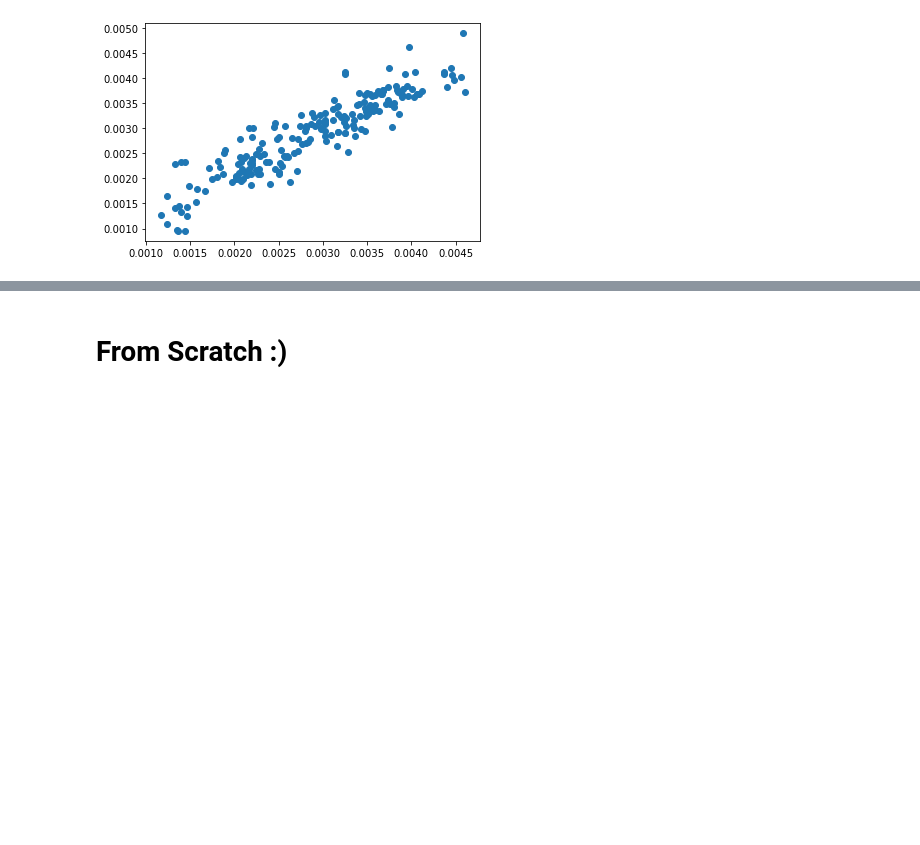
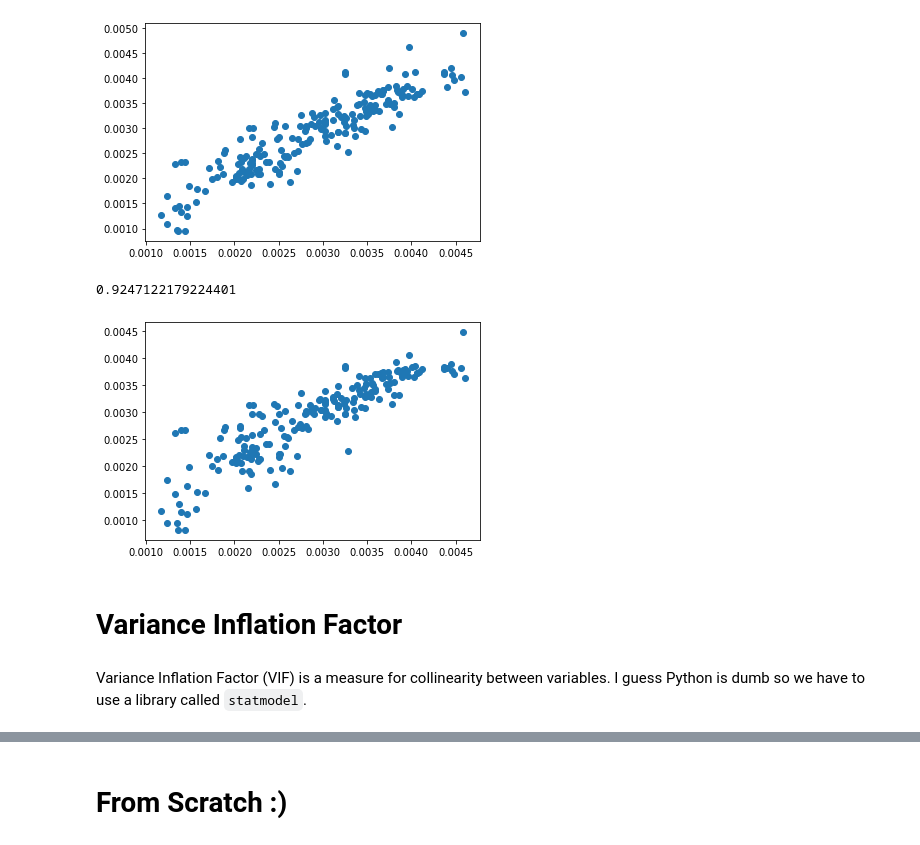
Before and after one commit to zaineblb/outliers-cars, a Jupyter notebook: car_prices.ipynb, the cells around one changed output, grey strips where cells are left out. Cells and saved outputs as stored; diff of their text form; code cells hidden in the pictures; blank space fills up the shorter version.

```diff
--- a/car_prices.ipynb
+++ b/car_prices.ipynb
@@ -135,8 +135,9 @@ x = df.drop(["bc_price", "fuelsystem", "cylindernumber", "enginetype", "enginelo
              "carbody", "doornumber", "aspiration", "fueltype", "CarName", "car_ID", "symboling"], axis = 1)
 y = df.filter(["bc_price"])
 # %%
+LR = LinearRegression()
 fit_1 = LR.fit(x, y)
-predict = fit.predict(x)
+predict = fit_1.predict(x)
 # plt.scatter(x["curbweight"], predict)
 plt.scatter(y, predict)
 R2 = r2_score(y,predict)
@@ -164,4 +164,19 @@ a_r2
 # %% [output]
 0.9239555567960324
 [figure]
+# %%
+x = df.filter(["curbweight", "carwidth", "carlength"])
+# %%
+fit = LR.fit(x, y)
+predict = fit.predict(x)
+# plt.scatter(x["curbweight"], predict)
+plt.scatter(y, predict)
+r2_score(y,predict)
+n = len(df)
+p = len(x.columns)
+a_r2 = 1-(1-R2)*(n-1)/(n-p-1)
+a_r2
+# %% [output]
+0.9247122179224401
+[figure, added]
 # %%
@@ -168,0 +184,4 @@ a_r2
+# %% [markdown]
+# Variance Inflation Factor
+# %% [markdown]
+Variance Inflation Factor (VIF) is a measure for collinearity between variables. I guess Python is dumb so we have to use a library called `statmodel`.
```
Also changed, not shown: parts of 8 cells of this notebook.
